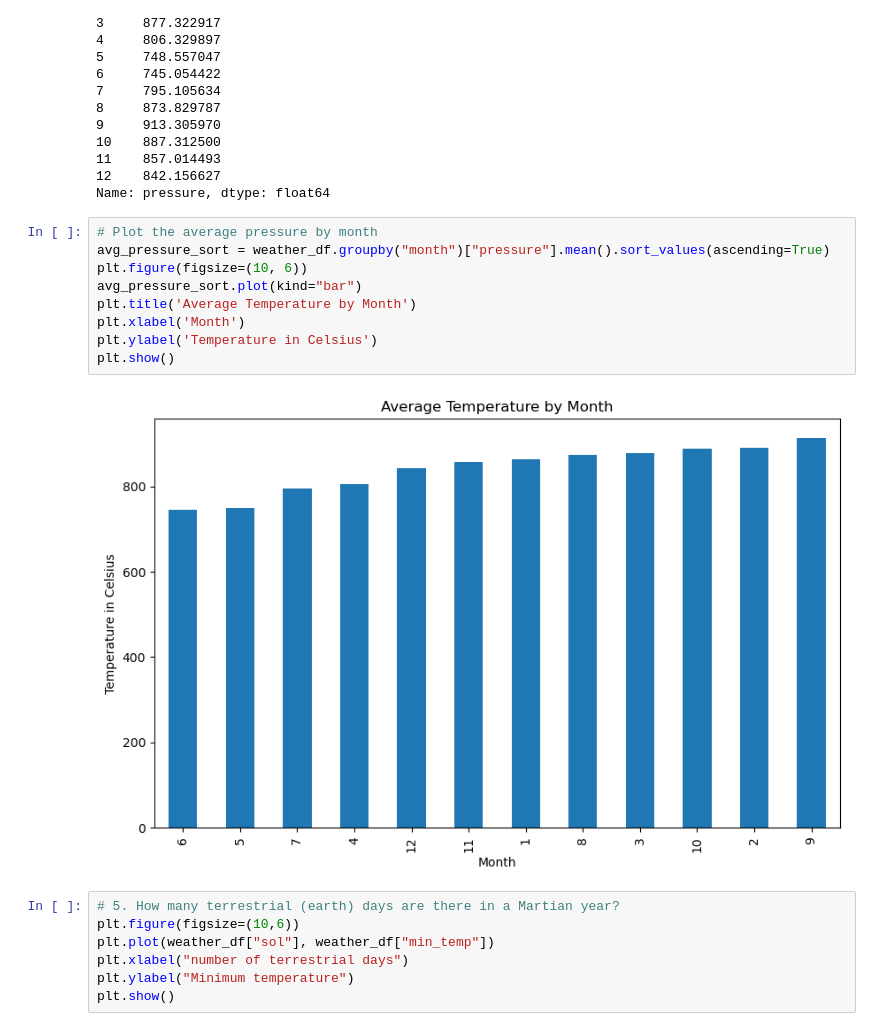
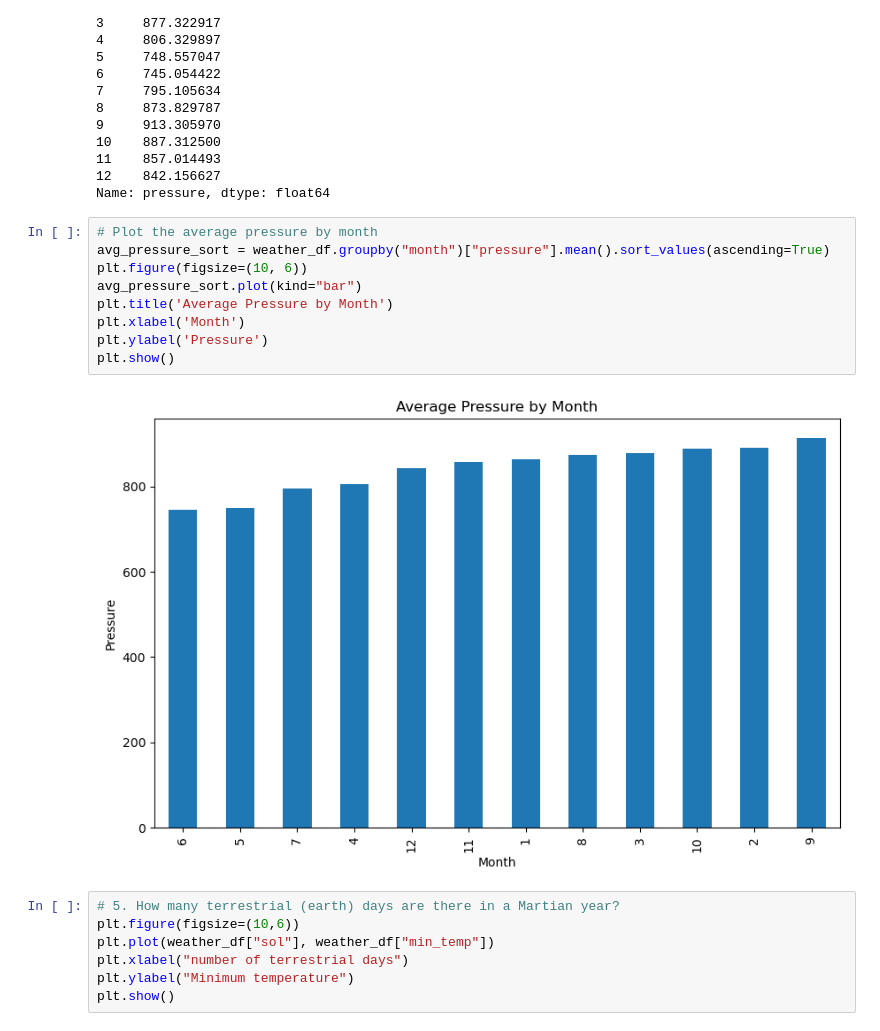
Before and after one commit to mrunmaigadbail/Data_collection, a Jupyter notebook: part_2_mars_weather.ipynb, the cells around one changed output. Saved outputs shown, nothing was run; the diff lists cells and outputs as text.

```diff
--- a/part_2_mars_weather.ipynb
+++ b/part_2_mars_weather.ipynb
@@ -234,14 +270,14 @@ Name: pressure, dtype: float64
 # %%
 # Plot the average pressure by month
 avg_pressure_sort = weather_df.groupby("month")["pressure"].mean().sort_values(ascending=True)
 plt.figure(figsize=(10, 6))
 avg_pressure_sort.plot(kind="bar")
-plt.title('Average Temperature by Month')
+plt.title('Average Pressure by Month')
 plt.xlabel('Month')
-plt.ylabel('Temperature in Celsius')
+plt.ylabel('Pressure')
 plt.show()
 # %% [output]
-[figure, old version]
+[figure, new version]
 # %%
 # 5. How many terrestrial (earth) days are there in a Martian year?
 plt.figure(figsize=(10,6))
```
Also changed, not shown: parts of 2 cells of this notebook, 1 other file.
